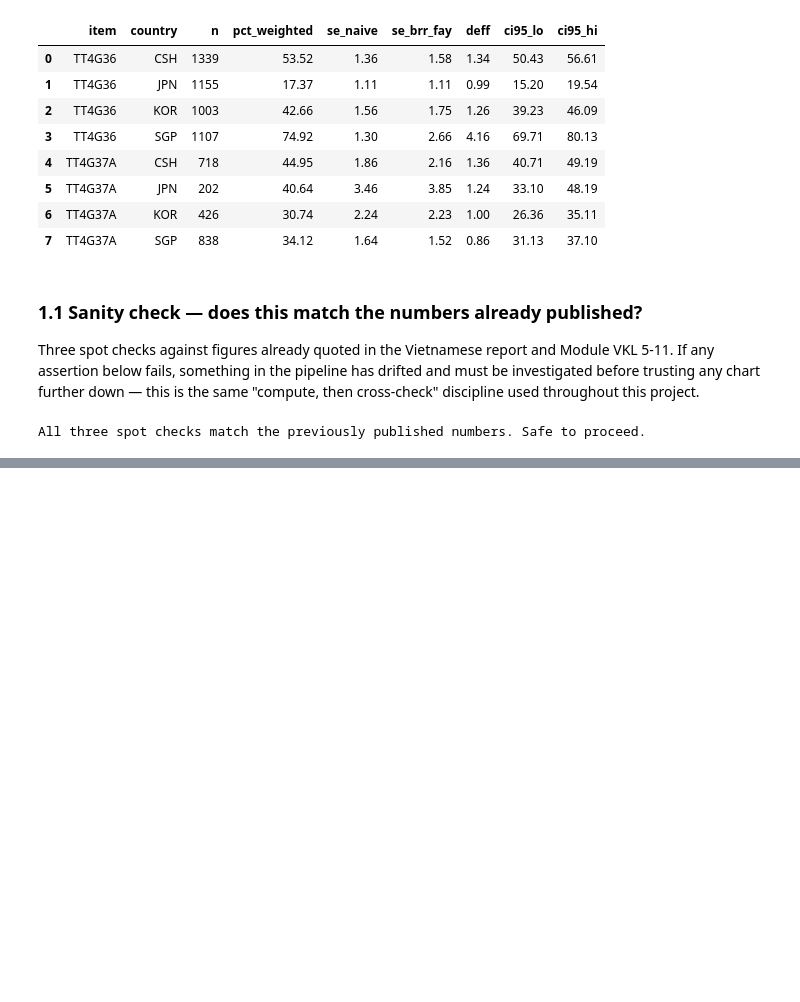
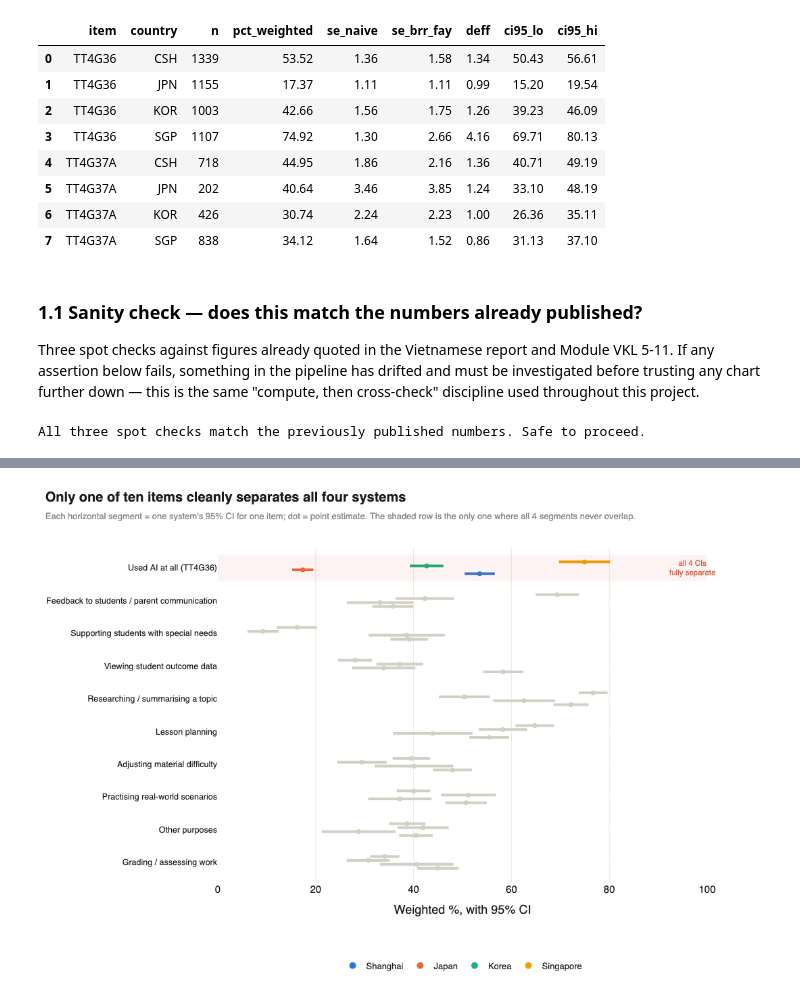
Before and after one commit to TatcataiTTN/for-Social-Science, a Jupyter notebook: SPSS/data/talis-q2-vkl-charts/Chart_Redesign_and_Data_Pipeline.ipynb, the cells around one changed output, grey strips where cells are left out. Cells and saved outputs as stored; diff of their text form; code cells hidden in the pictures; blank space fills up the shorter version.

```diff
--- a/SPSS/data/talis-q2-vkl-charts/Chart_Redesign_and_Data_Pipeline.ipynb
+++ b/SPSS/data/talis-q2-vkl-charts/Chart_Redesign_and_Data_Pipeline.ipynb
@@ -643,0 +327,34 @@ Khánh Linh's own two topics appears anywhere in this notebook.
+# %%
+
+order3 = sorted(ITEMS, key=lambda it: -(results[results.item == it].ci95_hi.max()
+                                         - results[results.item == it].ci95_lo.min()))
+fig = go.Figure()
+for i, item in enumerate(order3):
+    yb = len(order3) - 1 - i
+    s = results[results.item == item].set_index("country")
+    is_hero = item == "TT4G36"
+    for k, c in enumerate(COUNTRIES):
+        row = s.loc[c]
+        yy = yb + (k - 1.5) * 0.12
+        col = COL[c] if is_hero else "#d2cfc5"
+        fig.add_trace(go.Scatter(x=[row.ci95_lo, row.ci95_hi], y=[yy, yy], mode="lines",
+                                  line=dict(color=col, width=4), showlegend=False, hoverinfo="skip"))
+        fig.add_trace(go.Scatter(x=[row.pct_weighted], y=[yy], mode="markers",
+                                  marker=dict(color=col, size=7), showlegend=False))
+    if is_hero:
+        fig.add_hrect(y0=yb - 0.4, y1=yb + 0.4, fillcolor=HL, opacity=0.07, line_width=0)
+        fig.add_annotation(x=92, y=yb, text="all 4 CIs<br>fully separate", showarrow=False,
+                            font=dict(size=11.5, color=HL), xanchor="left")
+for c in COUNTRIES:
+    fig.add_trace(go.Scatter(x=[None], y=[None], mode="markers", marker=dict(size=10, color=COL[c]), name=NAME[c]))
+fig.update_layout(**layout("Only one of ten items cleanly separates all four systems",
+    "Each horizontal segment = one system's 95% CI for one item; dot = point estimate. The shaded row is the only one where all 4 segments never overlap.",
+    height=740, width=1080, bottom_margin=140))
+fig.update_xaxes(range=[0, 100], gridcolor=GRID, title="Weighted %, with 95% CI")
+fig.update_yaxes(tickmode="array", tickvals=list(range(len(order3))),
+                  ticktext=[LABEL[it] for it in order3[::-1]], tickfont=dict(size=12.5),
+                  zeroline=False, showline=False, range=[-0.6, len(order3) - 0.4])
+fig.update_layout(legend=dict(orientation="h", y=-0.22, x=0.5, xanchor="center", font=dict(size=13)))
+fig.show("png")
+# %% [output]
+[figure, added]
```
Also changed, not shown: parts of 58 cells of this notebook, 1 other file.
